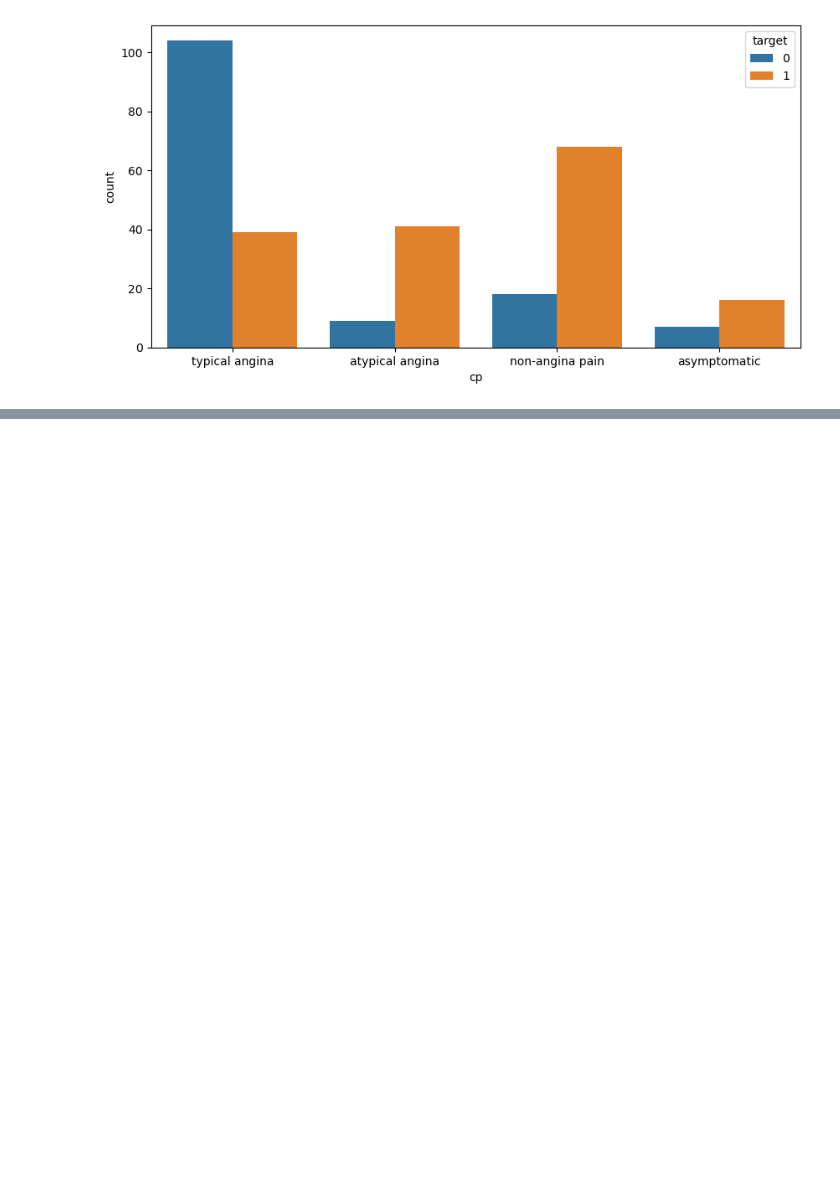
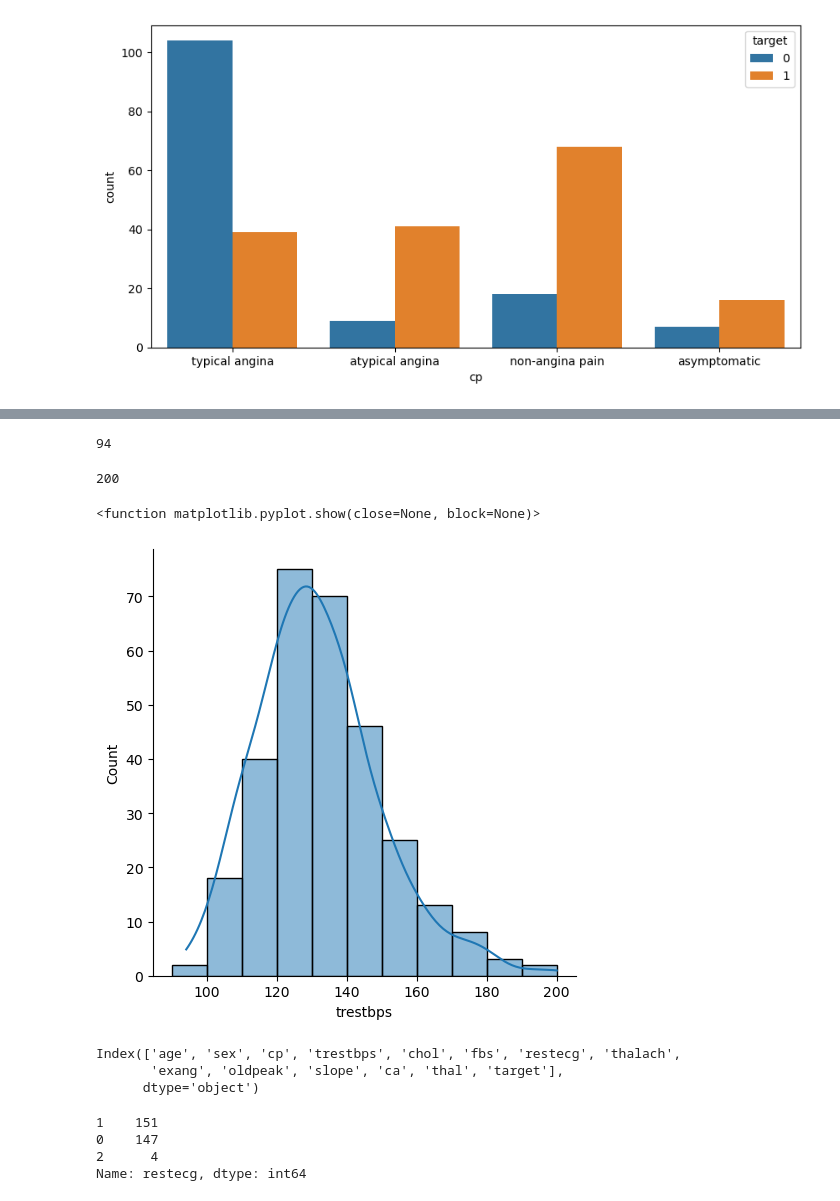
Before and after one commit to AlisTamang10/Python-Basics, a Jupyter notebook: Data Analysis/Data Visualization on Heart Disease .ipynb, the cells around one changed output, grey strips where cells are left out. Saved outputs shown, nothing was run; the diff lists cells and outputs as text; code cells hidden in the pictures; blank space fills up the shorter version.

```diff
--- a/Data Analysis/Data Visualization on Heart Disease .ipynb
+++ b/Data Analysis/Data Visualization on Heart Disease .ipynb
@@ -262,0 +314,29 @@ plt.show()
+# %%
+#sns.displot(df['age'],bins=[20,25,30,35,40,45,50,55,60,65,70,75,80,85],kde = True)
+df['trestbps'].min()
+# %% [output]
+94
+# %%
+df['trestbps'].max()
+# %% [output]
+200
+# %%
+sns.displot(df['trestbps'], bins = [90,100,110,120,130,140,150,160,170,180,190,200],kde = True)
+plt.show
+# %% [output]
+<function matplotlib.pyplot.show(close=None, block=None)>
+[figure, added]
+# %%
+#compare resting blood pressure as per sex columns
+df.columns
+# %% [output]
+Index(['age', 'sex', 'cp', 'trestbps', 'chol', 'fbs', 'restecg', 'thalach',
+       'exang', 'oldpeak', 'slope', 'ca', 'thal', 'target'],
+      dtype='object')
+# %%
+df['restecg'].value_counts()
+# %% [output]
+1    151
+0    147
+2      4
+Name: restecg, dtype: int64
```
Also changed, not shown: parts of 15 cells of this notebook.
